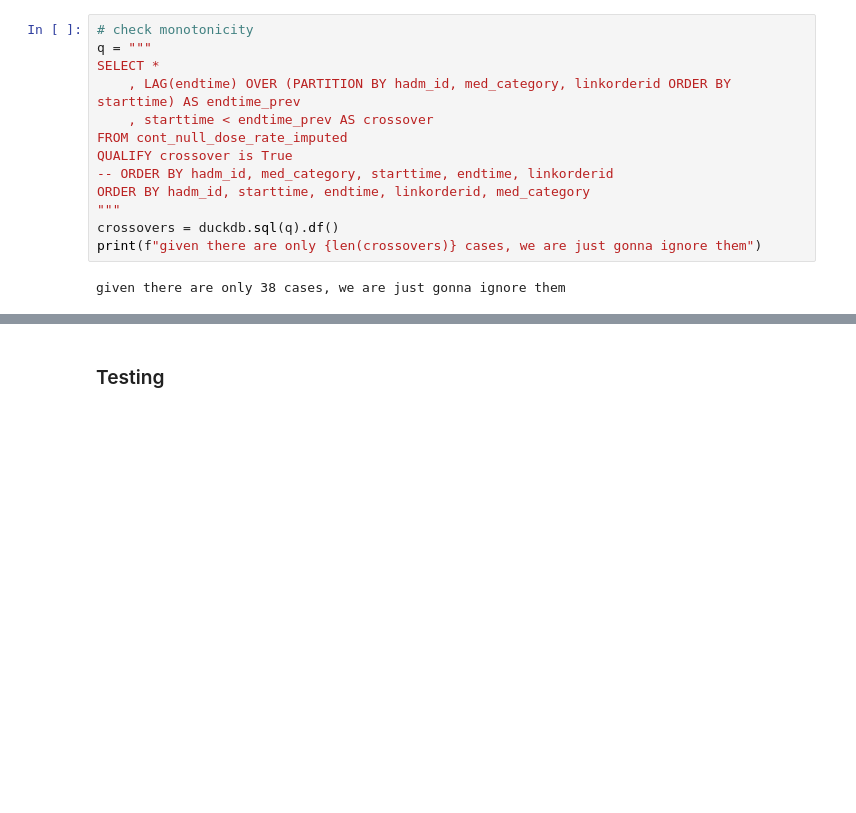
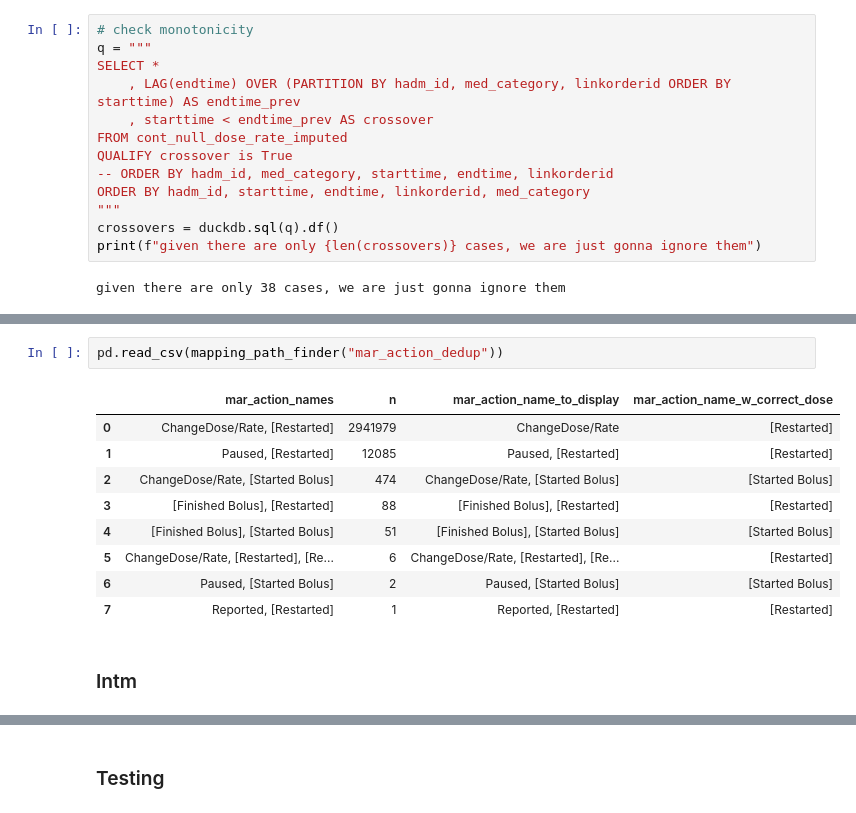
Before and after one commit to Common-Longitudinal-ICU-data-Format/CLIF-MIMIC, a Jupyter notebook: dev/med_admin_dev.ipynb, the cells around one changed output, grey strips where cells are left out. Cells and saved outputs as stored; diff of their text form; blank space fills up the shorter version.

```diff
--- a/dev/med_admin_dev.ipynb
+++ b/dev/med_admin_dev.ipynb
@@ -909,0 +967,14 @@ longer = cont_only.query("linkorderid == 294375").melt(
+# %%
+pd.read_csv(mapping_path_finder("mar_action_dedup"))
+# %% [output]
+|  | mar_action_names | n | mar_action_name_to_display | mar_action_name_w_correct_dose |
+| 0 | ChangeDose/Rate, [Restarted] | 2941979 | ChangeDose/Rate | [Restarted] |
+| 1 | Paused, [Restarted] | 12085 | Paused, [Restarted] | [Restarted] |
+| 2 | ChangeDose/Rate, [Started Bolus] | 474 | ChangeDose/Rate, [Started Bolus] | [Started Bolus] |
+| 3 | [Finished Bolus], [Restarted] | 88 | [Finished Bolus], [Restarted] | [Restarted] |
+| 4 | [Finished Bolus], [Started Bolus] | 51 | [Finished Bolus], [Started Bolus] | [Started Bolus] |
+| 5 | ChangeDose/Rate, [Restarted], [Re... | 6 | ChangeDose/Rate, [Restarted], [Re... | [Restarted] |
+| 6 | Paused, [Started Bolus] | 2 | Paused, [Started Bolus] | [Started Bolus] |
+| 7 | Reported, [Restarted] | 1 | Reported, [Restarted] | [Restarted] |
+# %% [markdown]
+### Intm
```
Also changed, not shown: parts of 67 cells of this notebook, 1 other file.
